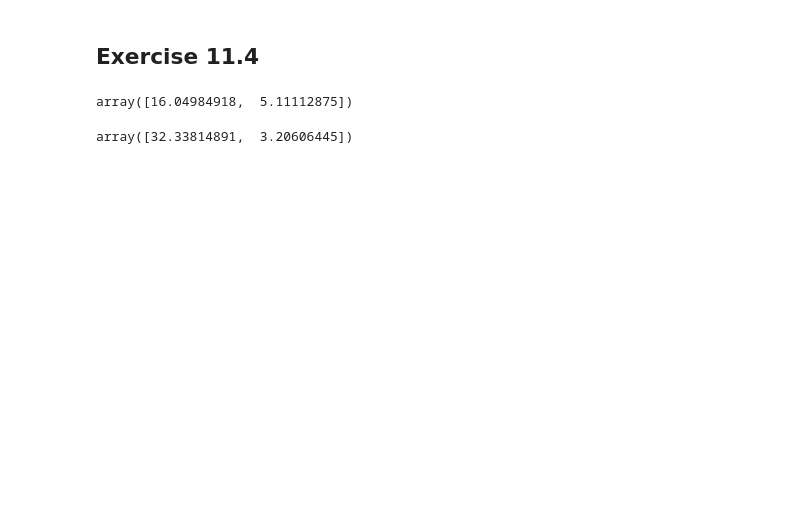
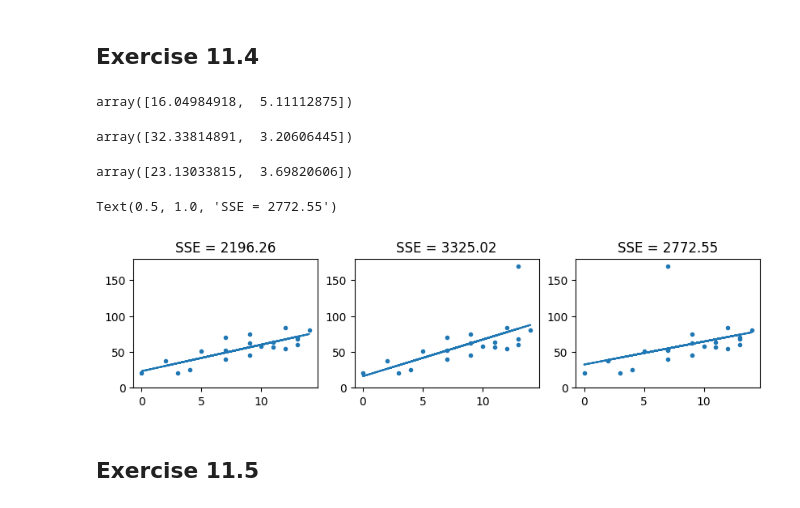
Before and after one commit to falasur/LA4DS, a Jupyter notebook: LA4DS_Ch11.ipynb, the cells around one changed output. Saved outputs shown, nothing was run; the diff lists cells and outputs as text; code cells hidden in the pictures; blank space fills up the shorter version.

```diff
--- a/LA4DS_Ch11.ipynb
+++ b/LA4DS_Ch11.ipynb
@@ -246,5 +250,45 @@ results_3 = model_3.fit()
 results_3.params
 # %% [output]
 array([32.33814891,  3.20606445])
+# %%
+model = sm.OLS(happiness, X)
+results = model.fit()
+results.params
+# %% [output]
+array([23.13033815,  3.69820606])
+# %%
+predicted_happiness = X @ results.params
+# %%
+predicted_happiness_2 = X @ results_2.params
+# %%
+predicted_happiness_3 = X @ results_3.params
 # %%
-fig, ax = plt.subplots
+fig, (ax1, ax2, ax3) = plt.subplots(1,3)
+
+ax1.plot(numcourses, happiness, '.')
+ax1.plot(numcourses, predicted_happiness, 'C0')
+ax1.set_ylim(0,180)
+ax1.set_box_aspect(.7)
+title_1 = f'SSE = {np.sum((happiness - predicted_happiness)**2):.2f}'
+ax1.set_title(title_1)
+
+
+ax2.plot(numcourses, happiness_2, '.')
+ax2.plot(numcourses, predicted_happiness_2, 'C0')
+ax2.set_ylim(0,180)
+ax2.set_box_aspect(.7)
+title_2 = f'SSE = {np.sum((happiness - predicted_happiness_2)**2):.2f}'
+ax2.set_title(title_2)
+
+
+ax3.plot(numcourses, happiness_3, '.')
+ax3.plot(numcourses, predicted_happiness_3, 'C0')
+ax3.set_ylim(0,180)
+ax3.set_box_aspect(.7)
+title_3 = f'SSE = {np.sum((happiness - predicted_happiness_3)**2):.2f}'
+ax3.set_title(title_3)
+# %% [output]
+Text(0.5, 1.0, 'SSE = 2772.55')
+[figure, added]
+# %% [markdown]
+## Exercise 11.5
```
Also changed, not shown: parts of 19 cells of this notebook.
